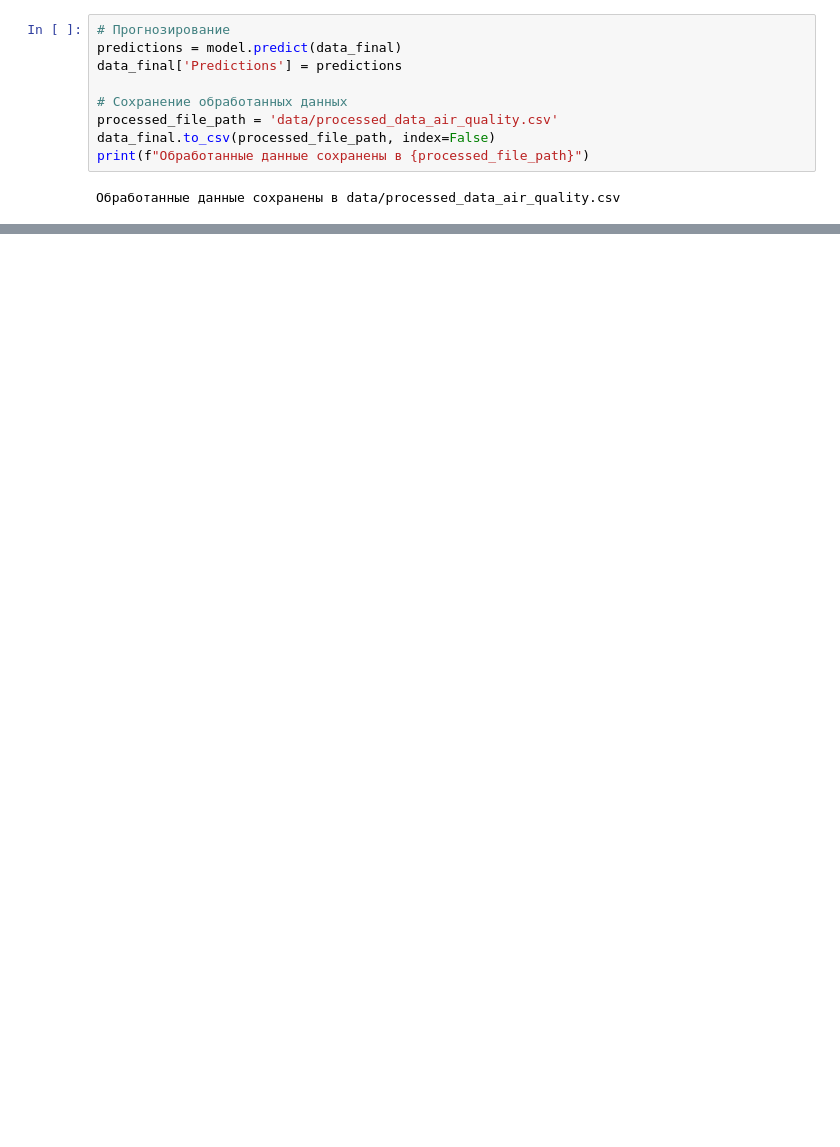
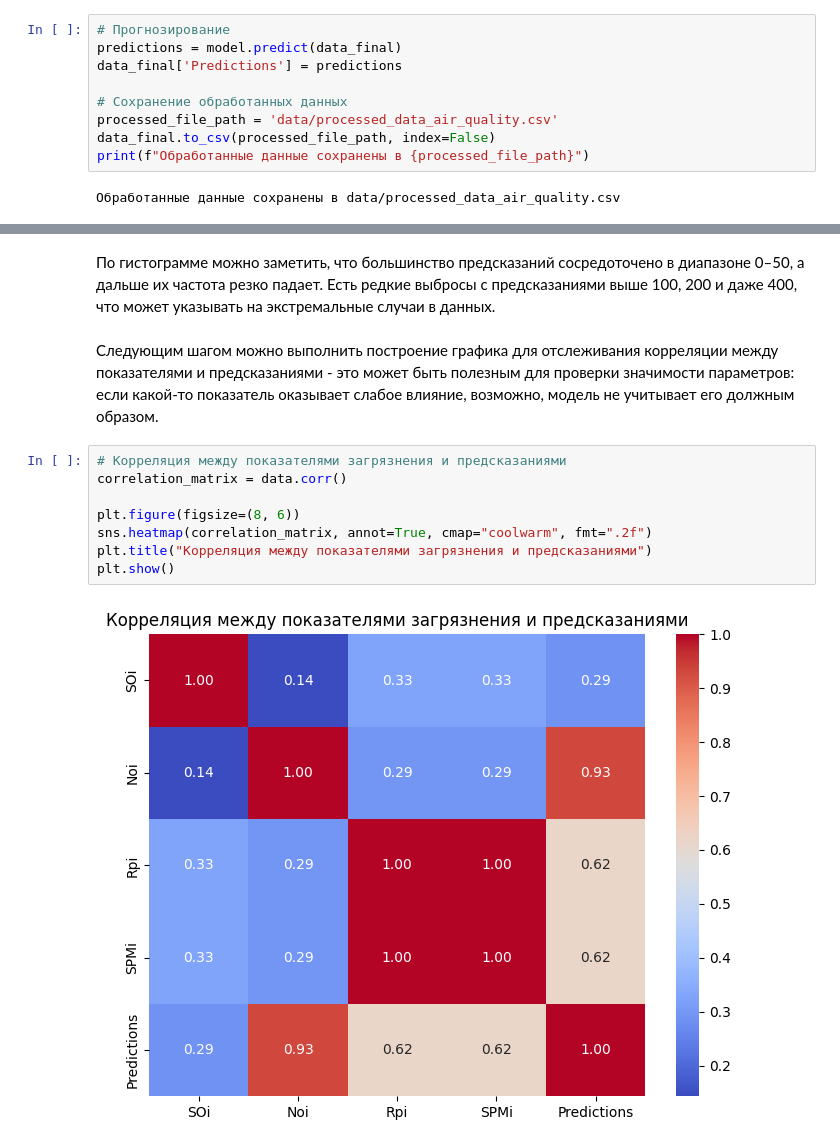
Before and after one commit to PandaTheGrim/hahathon, a Jupyter notebook: Air_Quality_Prediction_ru.ipynb, the cells around one changed output, grey strips where cells are left out. Saved outputs shown, nothing was run; the diff lists cells and outputs as text; blank space fills up the shorter version.

```diff
--- a/Air_Quality_Prediction_ru.ipynb
+++ b/Air_Quality_Prediction_ru.ipynb
@@ -209,0 +270,15 @@ print(f"Обработанные данные сохранены в {processed_f
+# %% [markdown]
+По гистограмме можно заметить, что большинство предсказаний сосредоточено в диапазоне 0–50, а дальше их частота резко падает.
+Есть редкие выбросы с предсказаниями выше 100, 200 и даже 400, что может указывать на экстремальные случаи в данных.
+# %% [markdown]
+Следующим шагом можно выполнить построение графика для отслеживания корреляции между показателями и предсказаниями - это может быть полезным для проверки значимости параметров: если какой-то показатель оказывает слабое влияние, возможно, модель не учитывает его должным образом.
+# %%
+# Корреляция между показателями загрязнения и предсказаниями
+correlation_matrix = data.corr()
+
+plt.figure(figsize=(8, 6))
+sns.heatmap(correlation_matrix, annot=True, cmap="coolwarm", fmt=".2f")
+plt.title("Корреляция между показателями загрязнения и предсказаниями")
+plt.show()
+# %% [output]
+[figure, added]
```
Also changed, not shown: parts of 21 cells of this notebook, 1 other file.
